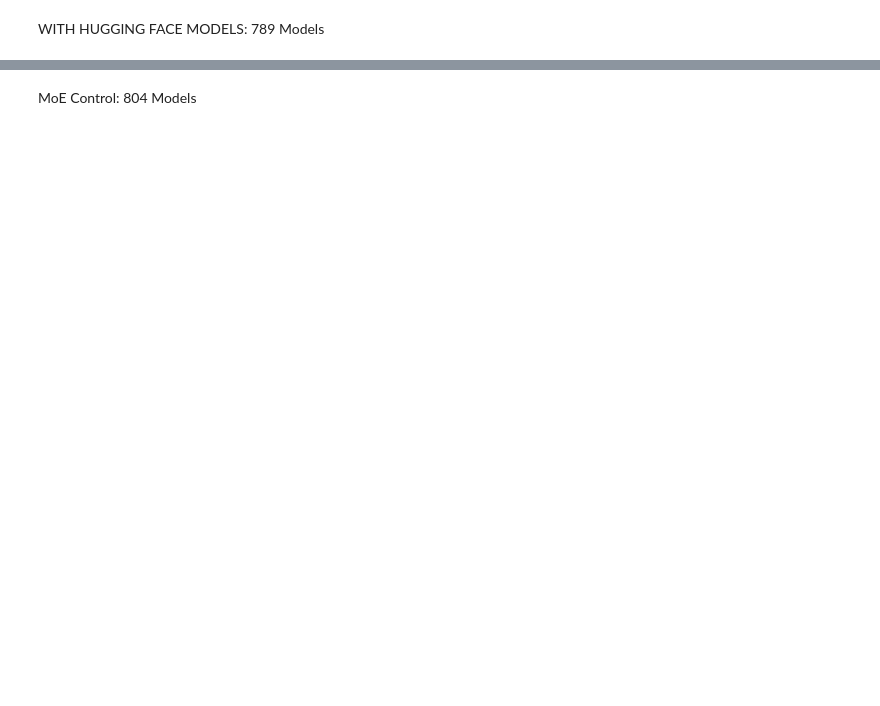
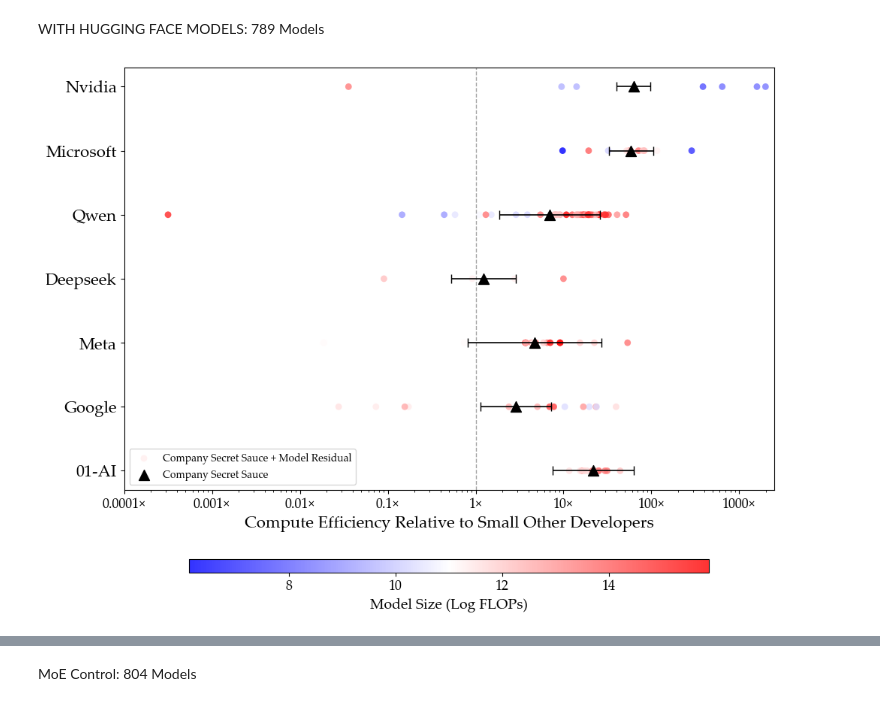
Before and after one commit to natalialanzoni/SecretSauce, a Jupyter notebook: python_figures_final.ipynb, the cells around one changed output, grey strips where cells are left out. Drawn from its saved outputs; the diff is of its cells as text; code cells hidden in the pictures; blank space fills up the shorter version.

```diff
--- a/python_figures_final.ipynb
+++ b/python_figures_final.ipynb
@@ -2052,7 +2048,7 @@ norm = plt.Normalize(vmin=df['log_flops'].min(), vmax=df['log_flops'].max())
 # Plot individual models with color gradient
 scatter = ax.scatter(df['comp_and_res_flop_factor'], df['ypos'],
                      c=df['log_flops'], cmap=cmap, s=40, alpha=0.8,
-                     edgecolors='none', label='Company Secret Sauce + Model Effect')
+                     edgecolors='none', label='Company Secret Sauce + Model Residual')
 
 # Build per-company CI for the company FE factor.
 # Prefer pre-saved bounds if present; otherwise compute from comp_fe ± 1.645*comp_fe_se.
@@ -2118,33 +2114,35 @@ def relative_formatter(x, pos):
         elif x == 100:
             return '100×'
         elif x == 1000:
             return '1000×'
         else:
             return f'{int(x)}×'
     else:
         if x == 0.1:
             return '0.1×'
         elif x == 0.01:
             return '0.01×'
         elif x == 0.001:
             return '0.001×'
         elif x == 0.0001:
             return '0.0001×'
         else:
             return f'{x}×'
 
 ax.xaxis.set_major_formatter(FuncFormatter(relative_formatter))
 ax.tick_params(axis='x', labelsize=13)
 cbar.ax.tick_params(labelsize=13)
 # Add legend
 ax.legend(loc='lower left', frameon=True)
 ax.invert_yaxis()
 # Clean up
 ax.grid(False)
 plt.tight_layout()
 plt.savefig('compute_factor_plot.pdf', dpi=300, bbox_inches='tight')
 plt.savefig('/Users/natalia/Desktop/FutureTech/secret_sauce/output/huggingface/huggingface_figs/compute_factors_companies.pdf')
 plt.show()
+# %% [output]
+[figure, added]
 # %%
 #FIGURE 2E: Kdensity for MMLU PRO
 df = pd.read_stata('/Users/natalia/Desktop/FutureTech/secret_sauce/output/huggingface/data_for_python_graphs.dta')
```
Also changed, not shown: parts of 33 cells of this notebook, 1 other file.
